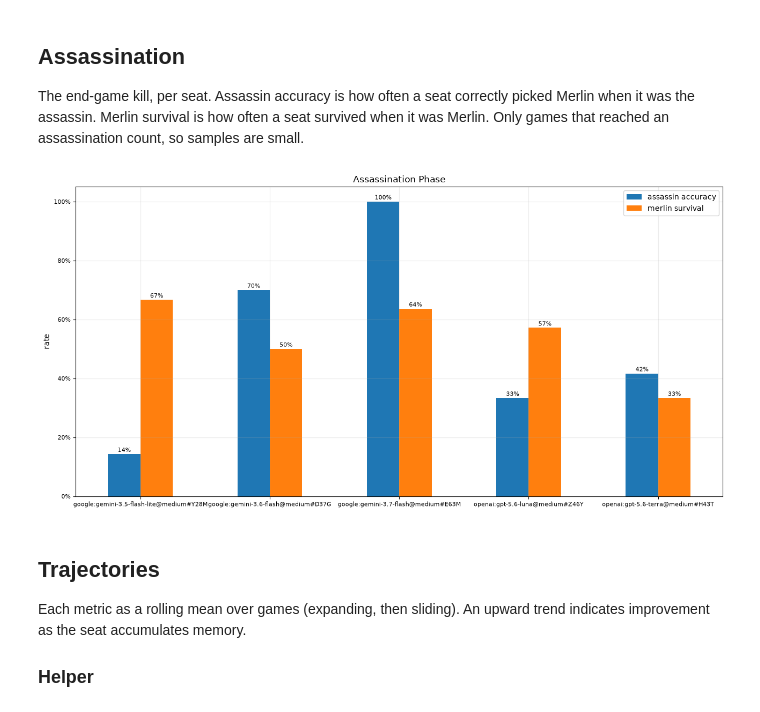
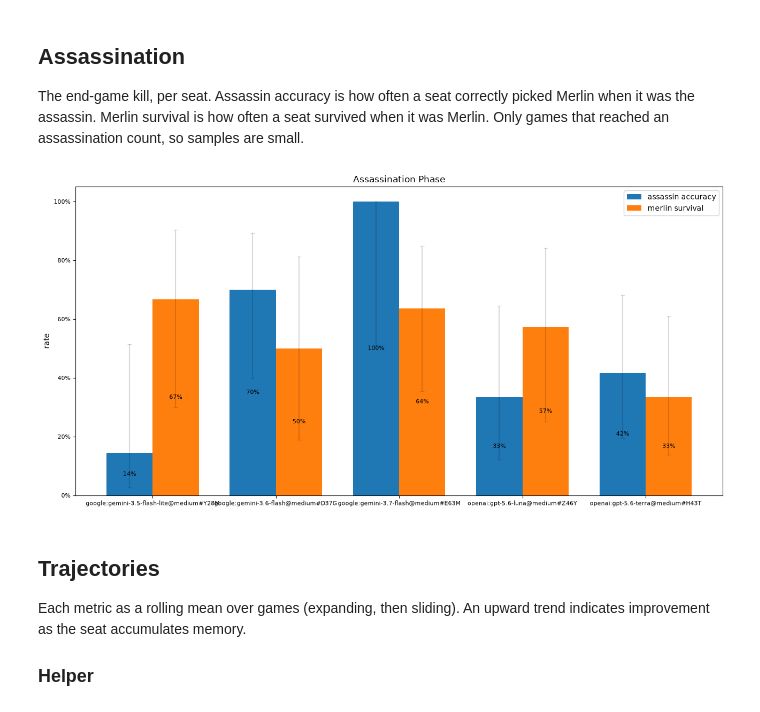
Before and after one commit to LuoZihYuan/camelot-bench, a Jupyter notebook: notebooks/seats.ipynb, the cells around one changed output. Saved outputs shown, nothing was run; the diff lists cells and outputs as text; code cells hidden in the pictures.

```diff
--- a/notebooks/seats.ipynb
+++ b/notebooks/seats.ipynb
@@ -31,8 +31,6 @@ WINDOW = 10  # rolling window for trajectories
 
 plt.rcParams["xtick.labelsize"] = 8  # small tick labels so long seat keys fit
 plt.rcParams["ytick.labelsize"] = 8
-plt.rcParams["axes.grid"] = True  # half-transparent grid lines
-plt.rcParams["grid.alpha"] = 0.25
 plt.rcParams["figure.titlesize"] = 16  # suptitle larger than subplot titles
 print("RUN_DIR:", RUN_DIR)
 # %% [output]
@@ -100,14 +145,6 @@ where the intervals do not overlap.
 ### **Overall**
 # %%
 wr = win_rate(RUN_DIR)
-df = overall_frame(wr, ["win_rate", "ci_low", "ci_high", "n"])
-err = [(df["win_rate"] - df["ci_low"]).values, (df["ci_high"] - df["win_rate"]).values]
-ax = df["win_rate"].plot(
-  kind="bar", figsize=(13, 6.5), yerr=err, capsize=3, title="Win Rate (95% CI)", ylabel="win rate", ylim=(0, 1.05), rot=0
-)
-ax.yaxis.set_major_formatter(mtick.PercentFormatter(xmax=1.0))
-for x, v in enumerate(df["win_rate"]):
-  ax.text(x, 0.01, f"{v:.0%}", ha="center", va="bottom", fontsize=8, color="black")
-plt.tight_layout()
-plt.show()
+frame = cell_frame(wr, WIN)
+bars(frame, "Win Rate (95% CI)", "win rate", yerr=ci_err(wr, WIN, frame))
 # %% [output]
@@ -190,19 +231,20 @@ match_bars(hidden_rate(RUN_DIR, by="role"), "Hidden Rate by Role", grouped=True)
 The end-game kill, per seat. Assassin accuracy is how often a seat correctly picked Merlin when it was the assassin. Merlin survival is how often a seat survived when it was Merlin. Only games that reached an assassination count, so samples are small.
 # %%
 asn = assassination(RUN_DIR)
+cols = {"assassin accuracy": "as_assassin", "merlin survival": "as_merlin"}
 rates = pd.DataFrame(
-  {
-    "assassin accuracy": {
-      k: v["as_assassin"]["hits"] / v["as_assassin"]["n"] for k, v in asn.items() if v.get("as_assassin", {}).get("n")
-    },
-    "merlin survival": {
-      k: v["as_merlin"]["survived"] / v["as_merlin"]["n"] for k, v in asn.items() if v.get("as_merlin", {}).get("n")
-    },
-  }
+  {label: {k: v[role]["rate"] for k, v in asn.items() if v.get(role)} for label, role in cols.items()}
 ).sort_index()
-bars(rates, "Assassination Phase", "rate")
+yerr = {
+  label: [
+    [rates.loc[k, label] - asn[k][role]["ci_low"] if k in asn and asn[k].get(role) else 0 for k in rates.index],
+    [asn[k][role]["ci_high"] - rates.loc[k, label] if k in asn and asn[k].get(role) else 0 for k in rates.index],
+  ]
+  for label, role in cols.items()
+}
+bars(rates.fillna(0), "Assassination Phase", "rate", yerr=yerr)
 # %% [output]
-[figure, old version]
+[figure, new version]
 # %% [markdown]
 ## **Trajectories**
 
```
Also changed, not shown: parts of 11 cells of this notebook.
